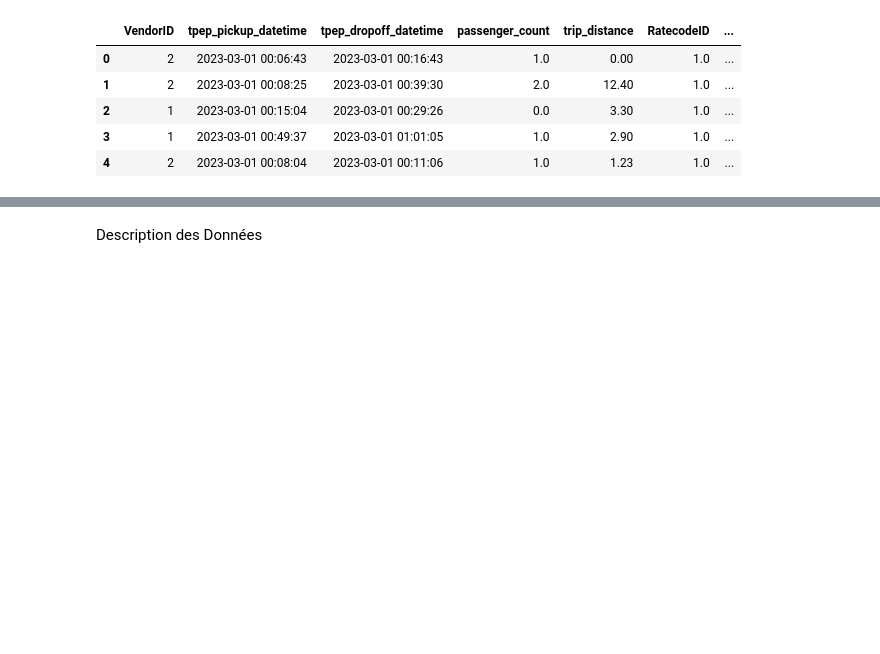
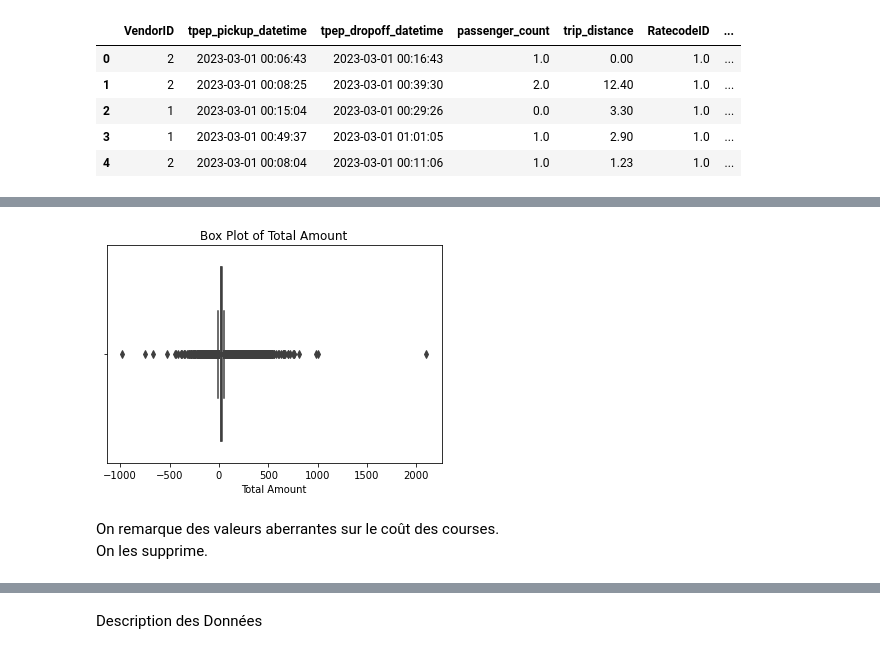
Before and after one commit to PantsuAsmita/ProjetTaxi, a Jupyter notebook: Projet Taxi.ipynb, the cells around one changed output, grey strips where cells are left out. Drawn from its saved outputs; the diff is of its cells as text; code cells hidden in the pictures; blank space fills up the shorter version.

```diff
--- a/Projet Taxi.ipynb
+++ b/Projet Taxi.ipynb
@@ -37,0 +57,12 @@ trips.head()
+# %%
+import seaborn as sns
+
+sns.boxplot(x=trips['total_amount'])
+plt.xlabel('Total Amount')
+plt.title('Box Plot of Total Amount')
+plt.show()
+# %% [output]
+[figure, added]
+# %% [markdown]
+On remarque des valeurs aberrantes sur le coût des courses.
+On les supprime.
```
Also changed, not shown: parts of 78 cells of this notebook.
